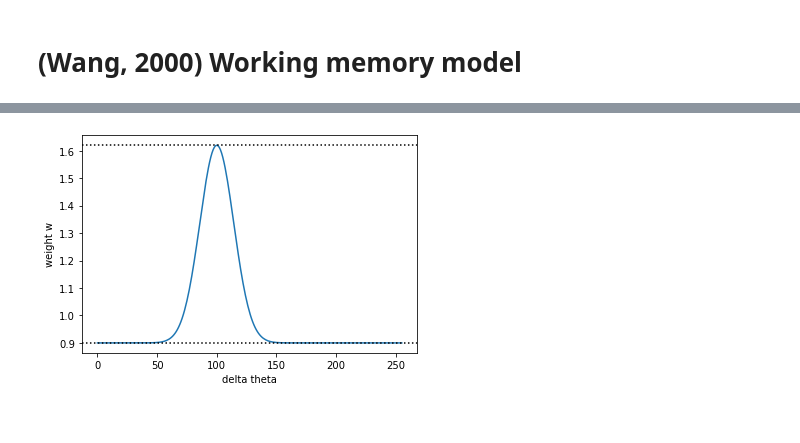
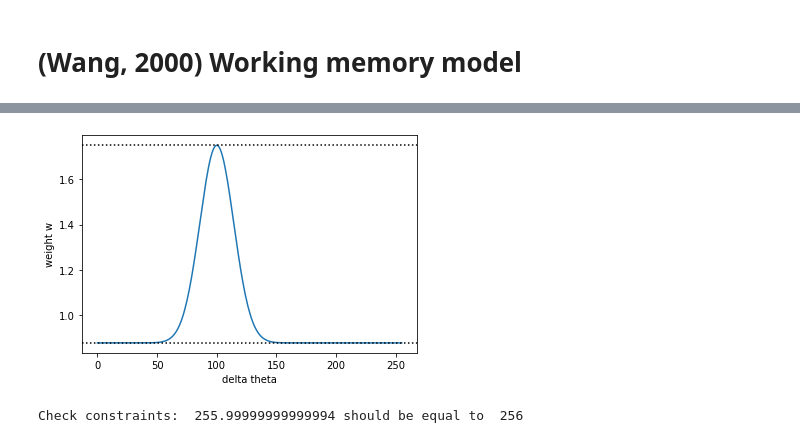
Before and after one commit to quanpeng0/BrainModels, a Jupyter notebook: docs/from_papers/Compte_2000_working_memory.ipynb, the cells around one changed output, grey strips where cells are left out. Saved outputs shown, nothing was run; the diff lists cells and outputs as text; code cells hidden in the pictures.

```diff
--- a/docs/from_papers/Compte_2000_working_memory.ipynb
+++ b/docs/from_papers/Compte_2000_working_memory.ipynb
@@ -224,37 +276,38 @@ resp_amp = 0.5  #nA(10^-9)
 prefer_cue_E = np.linspace(0, 360, N_E+1)[:-1]
 prefer_cue_I = np.linspace(0, 360, N_I+1)[:-1]
 delta_E2E = 20.
-J_plus_E2E = 1.62
+J_plus_E2E = 1.75  #origin-1.62
 tmp = math.sqrt(2. * math.pi) * delta_E2E * erf(180. / math.sqrt(2.) / delta_E2E) / 360.
 J_neg_E2E = (1. - J_plus_E2E * tmp) / (1. - tmp)
 JE2E = []
 for i in range(N_E**2):
     JE2E.append(J_neg_E2E +
                 (J_plus_E2E - J_neg_E2E) *
                 np.exp(- 0.5 * rotate_distance(prefer_cue_E[i//N_E], prefer_cue_E[i%N_E])**2/delta_E2E ** 2))
 JE2E = np.array(JE2E)
 
 ### visualize w-delta_theta plot
 plt.plot(range(0, N_E), JE2E.reshape((N_E, N_E))[100])
 plt.xlabel("delta theta")
 plt.ylabel("weight w")
 plt.axhline(y = J_plus_E2E, ls = ":", c = "k", label = "J+")
 plt.axhline(y = J_neg_E2E, ls = ":", c = "k", label = "J-")
 plt.show()
-#print("Check constraints: ", JE2E.reshape((N_E, N_E)).sum(axis=0)[0], "should be equal to ", N_E)
+print("Check constraints: ", JE2E.reshape((N_E, N_E)).sum(axis=0)[0], "should be equal to ", N_E)
 for i in range(N_E):
     JE2E[i*N_E + i] = 0.
 JE2E = JE2E.reshape((N_E, N_E))  #for matrix mode
 
 ## unstructured weights
 JE2I = 1.
 JI2E = 1.
 JI2I = np.full((N_I ** 2), 1. )
 for i in range(N_I):
     JI2I[i*N_I + i] = 0.
 JI2I = JI2I.reshape((N_I, N_I))  #for matrix mode
 # %% [output]
-[figure, old version]
+[figure, new version]
+Check constraints:  255.99999999999994 should be equal to  256
 # %%
 def create_input(cue_angle, cue_width, cue_amp,
                  dist_angle, dist_width, dist_amp,
```
Also changed, not shown: parts of 11 cells of this notebook, 2 other files.
